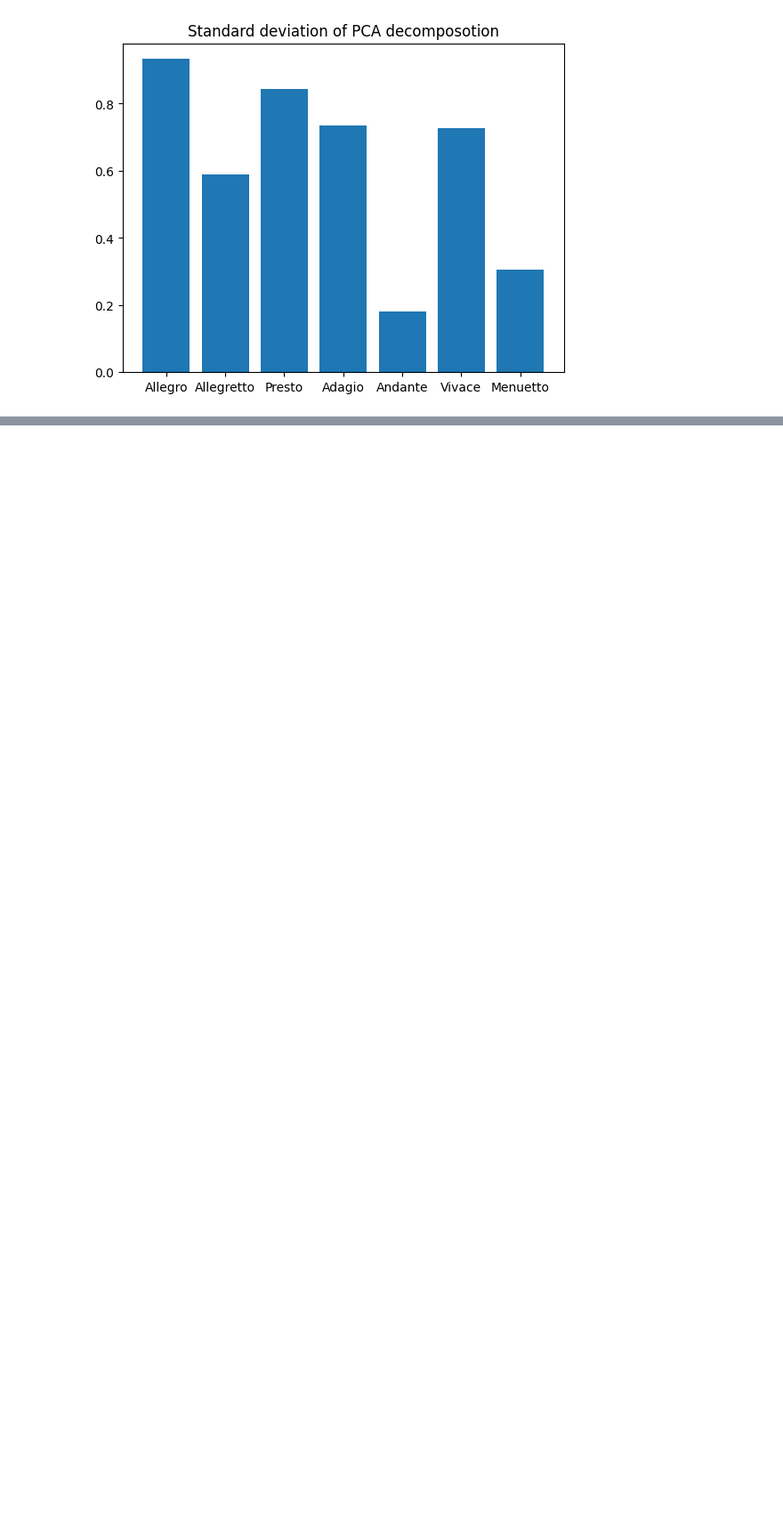
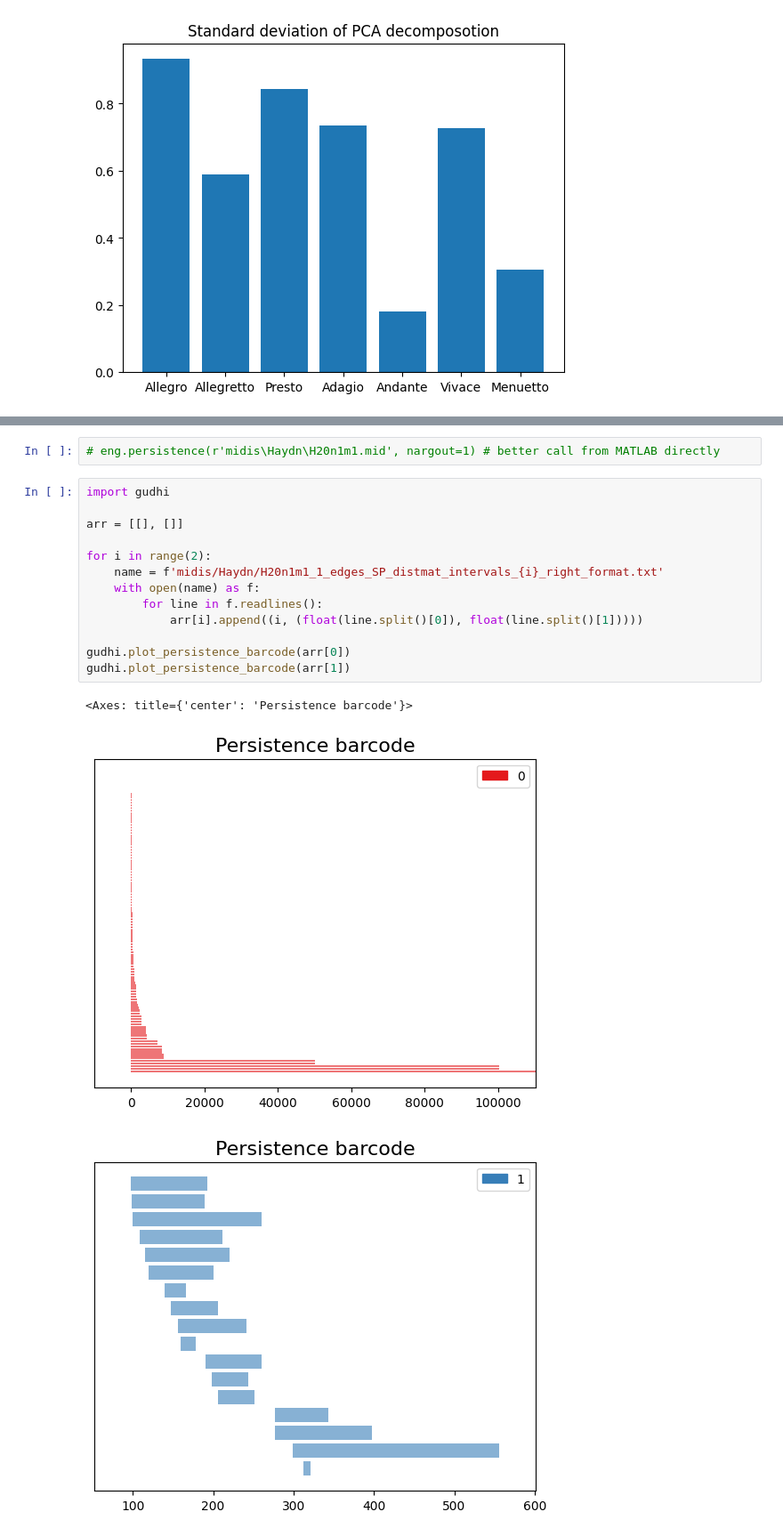
Before and after one commit to FedorZaitsev/Bregman-TDA-practice, a Jupyter notebook: BregmanTDA.ipynb, the cells around one changed output, grey strips where cells are left out. Shown at 89% size. Drawn from its saved outputs; the diff is of its cells as text; blank space fills up the shorter version.

```diff
--- a/BregmanTDA.ipynb
+++ b/BregmanTDA.ipynb
@@ -169,0 +174,19 @@ StatPCAGenre()
+# %%
+# eng.persistence(r'midis\Haydn\H20n1m1.mid', nargout=1) # better call from MATLAB directly
+# %%
+import gudhi
+
+arr = [[], []]
+
+for i in range(2):
+    name = f'midis/Haydn/H20n1m1_1_edges_SP_distmat_intervals_{i}_right_format.txt'
+    with open(name) as f:
+        for line in f.readlines():
+            arr[i].append((i, (float(line.split()[0]), float(line.split()[1]))))
+
+gudhi.plot_persistence_barcode(arr[0])
+gudhi.plot_persistence_barcode(arr[1])
+# %% [output]
+<Axes: title={'center': 'Persistence barcode'}>
+[figure, added]
+[figure, added]
```
Also changed, not shown: parts of 8 cells of this notebook, 8 other files.
